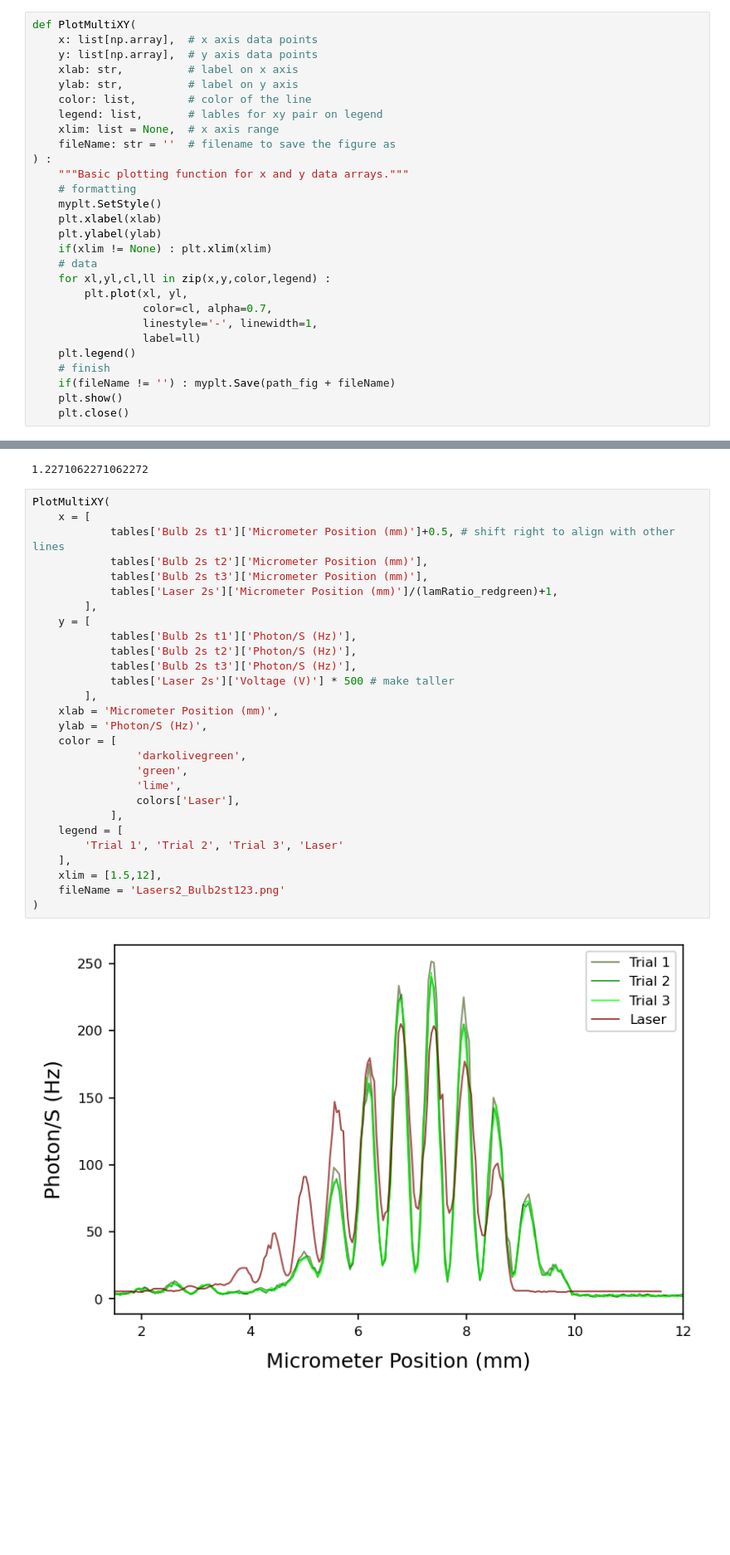
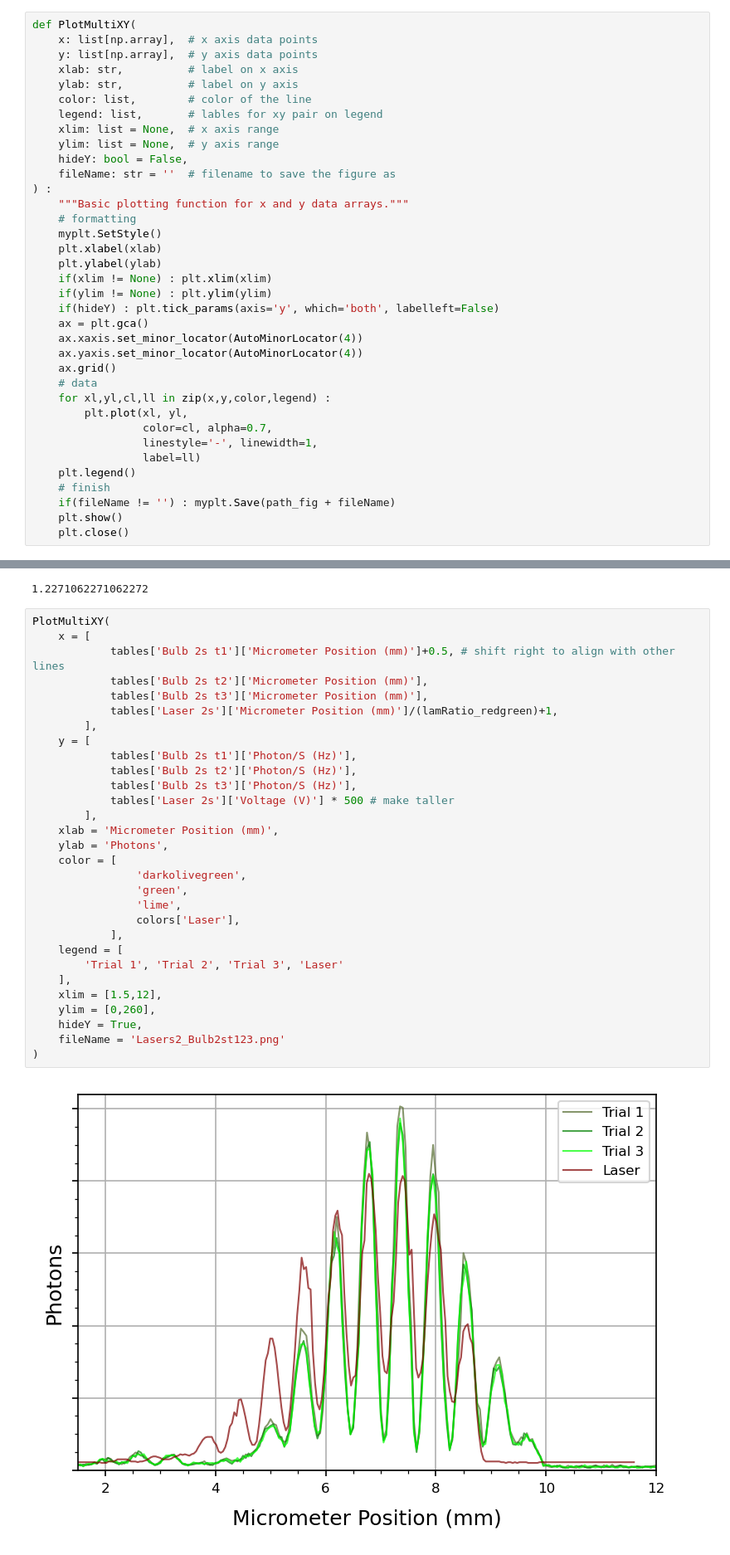
Before and after one commit to parallax-xallaraq/PHSX616, a Jupyter notebook: Lab1 - Two Slit Interference/Code/dataAnalysis1.ipynb, the cells around one changed output, grey strips where cells are left out. Shown at 83% size. Drawn from its saved outputs; the diff is of its cells as text; blank space fills up the shorter version.

```diff
--- a/Lab1 - Two Slit Interference/Code/dataAnalysis1.ipynb
+++ b/Lab1 - Two Slit Interference/Code/dataAnalysis1.ipynb
@@ -151,6 +163,8 @@ def PlotMultiXY(
     color: list,        # color of the line
     legend: list,       # lables for xy pair on legend
     xlim: list = None,  # x axis range
+    ylim: list = None,  # y axis range
+    hideY: bool = False,
     fileName: str = ''  # filename to save the figure as
 ) :
     """Basic plotting function for x and y data arrays."""
@@ -159,6 +173,12 @@ def PlotMultiXY(
     plt.xlabel(xlab)
     plt.ylabel(ylab)
     if(xlim != None) : plt.xlim(xlim)
+    if(ylim != None) : plt.ylim(ylim)
+    if(hideY) : plt.tick_params(axis='y', which='both', labelleft=False)
+    ax = plt.gca()
+    ax.xaxis.set_minor_locator(AutoMinorLocator(4))
+    ax.yaxis.set_minor_locator(AutoMinorLocator(4))
+    ax.grid()
     # data
     for xl,yl,cl,ll in zip(x,y,color,legend) :
         plt.plot(xl, yl,
@@ -230,30 +252,32 @@ print(lamRatio_redgreen)
 # %%
 PlotMultiXY(
     x = [
             tables['Bulb 2s t1']['Micrometer Position (mm)']+0.5, # shift right to align with other lines
             tables['Bulb 2s t2']['Micrometer Position (mm)'],
             tables['Bulb 2s t3']['Micrometer Position (mm)'],
             tables['Laser 2s']['Micrometer Position (mm)']/(lamRatio_redgreen)+1,
         ],
     y = [
             tables['Bulb 2s t1']['Photon/S (Hz)'],
             tables['Bulb 2s t2']['Photon/S (Hz)'],
             tables['Bulb 2s t3']['Photon/S (Hz)'],
             tables['Laser 2s']['Voltage (V)'] * 500 # make taller
         ],
     xlab = 'Micrometer Position (mm)',
-    ylab = 'Photon/S (Hz)',
+    ylab = 'Photons',
     color = [
                 'darkolivegreen',
                 'green',
                 'lime',
                 colors['Laser'],
             ],
     legend = [
         'Trial 1', 'Trial 2', 'Trial 3', 'Laser'
     ],
     xlim = [1.5,12],
+    ylim = [0,260],
+    hideY = True,
     fileName = 'Lasers2_Bulb2st123.png'
 )
 # %% [output]
-[figure, old version]
+[figure, new version]
```
Also changed, not shown: parts of 10 cells of this notebook, 8 other files.
